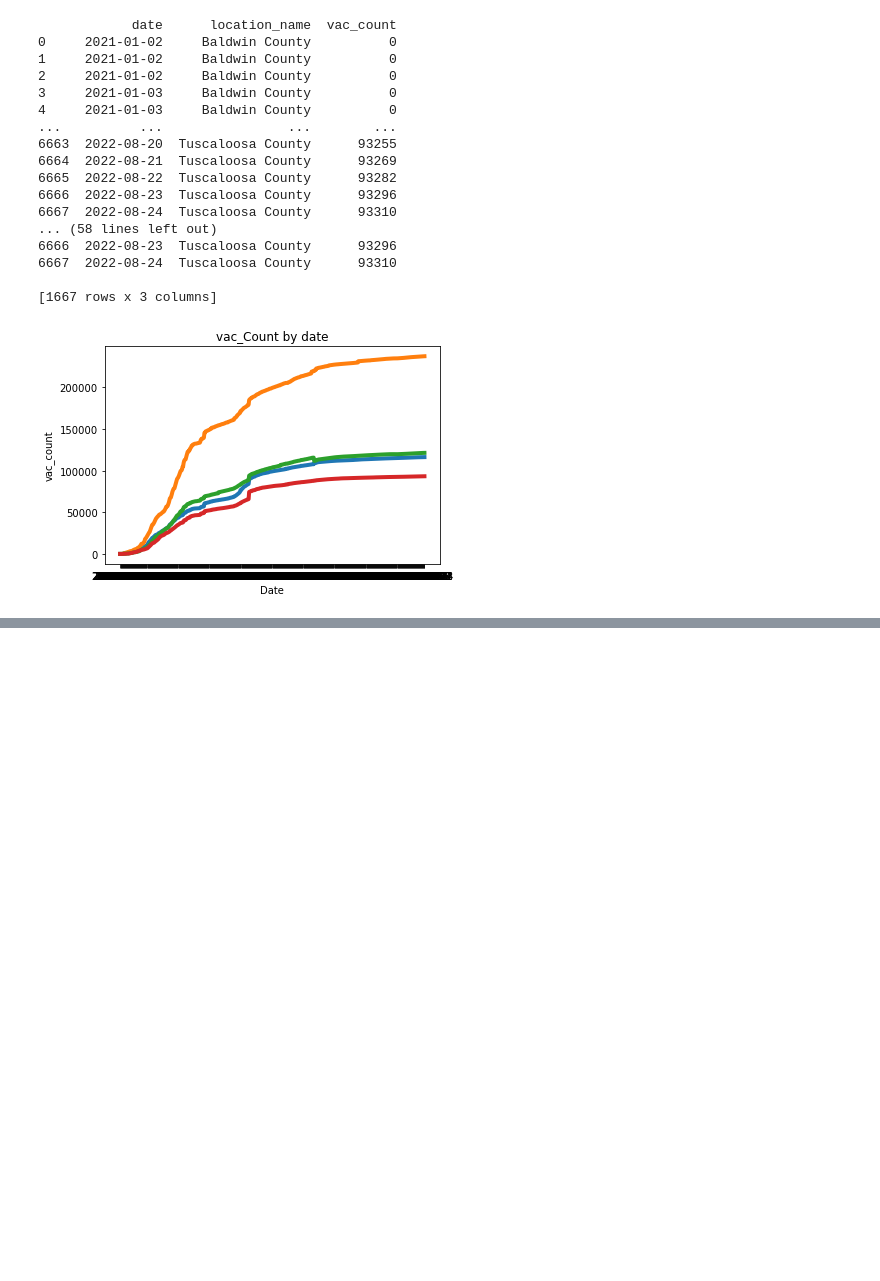
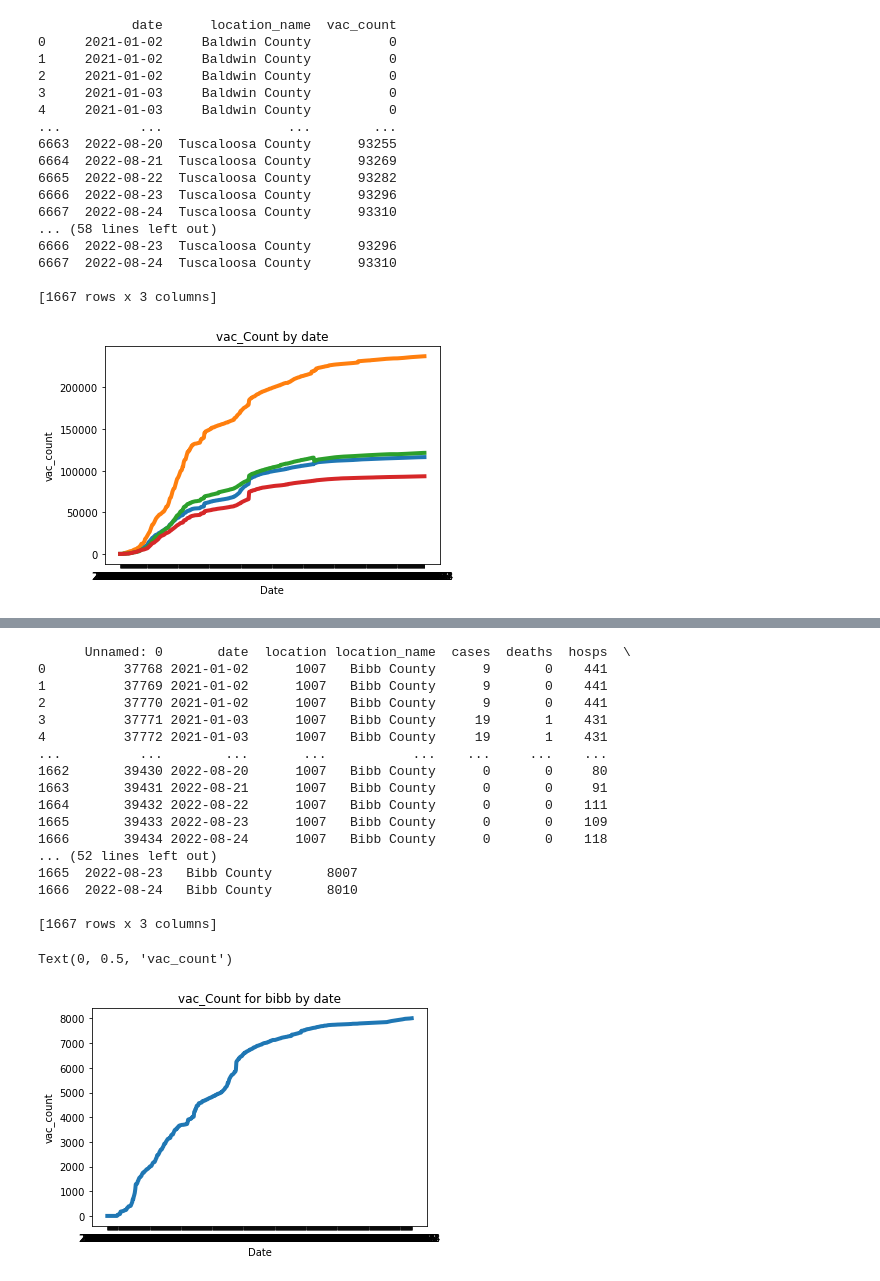
Before and after one commit to computationalUncertaintyLab/covid19-forecast-hub, a Jupyter notebook: data-processed/LUcompUncertLab-VAR_4streams/temp2.ipynb, the cells around one changed output, grey strips where cells are left out. Cells and saved outputs as stored; diff of their text form; code cells hidden in the pictures; blank space fills up the shorter version.

```diff
--- a/data-processed/LUcompUncertLab-VAR_4streams/temp2.ipynb
+++ b/data-processed/LUcompUncertLab-VAR_4streams/temp2.ipynb
@@ -332,0 +400,43 @@ for k, g in plot_al.groupby('location_name'):
+# %%
+#Bibb county
+if __name__ == "__main__":
+    pd.options.display.float_format = '{:.4f}'.format
+    temp1_bibb = pd.read_csv('_4streams_al_bibb.csv.gz')
+    temp1_bibb['date'] = pd.to_datetime(temp1_bibb['date'], errors = 'coerce')
+    print(temp1_bibb)
+    #temp1 = temp[(temp['date'] >= '2022-06-16') & (temp['date']<='2022-07-06')]
+    temp1_bibb['date'] = temp1_bibb['date'].dt.strftime('%Y-%m-%d')
+    for location in temp1_bibb['location_name'].unique():
+            for date in temp1_bibb['date'].unique():
+                if date >= '2022-06-16':
+                    temp1_bibb['vac_count'] = temp1_bibb['vac_count'].interpolate()
+                    temp1_bibb['vac_count'] = temp1_bibb['vac_count'].astype(int)
+
+print(temp1_bibb)
+plot_al = temp1_bibb[['date','location_name','vac_count']]
+print(plot_al)
+plt.plot(temp1_bibb.date, temp1_bibb.vac_count, label='Alabama',
+         linewidth=4)
+plt.title('vac_Count for bibb by date')
+plt.xlabel('Date')
+plt.ylabel('vac_count')
+# %% [output]
+      Unnamed: 0       date  location location_name  cases  deaths  hosps  \
+0          37768 2021-01-02      1007   Bibb County      9       0    441
+1          37769 2021-01-02      1007   Bibb County      9       0    441
+2          37770 2021-01-02      1007   Bibb County      9       0    441
+3          37771 2021-01-03      1007   Bibb County     19       1    431
+4          37772 2021-01-03      1007   Bibb County     19       1    431
+...          ...        ...       ...           ...    ...     ...    ...
+1662       39430 2022-08-20      1007   Bibb County      0       0     80
+1663       39431 2022-08-21      1007   Bibb County      0       0     91
+1664       39432 2022-08-22      1007   Bibb County      0       0    111
+1665       39433 2022-08-23      1007   Bibb County      0       0    109
+1666       39434 2022-08-24      1007   Bibb County      0       0    118
+... (52 lines left out)
+1665  2022-08-23   Bibb County       8007
+1666  2022-08-24   Bibb County       8010
+
+[1667 rows x 3 columns]
+Text(0, 0.5, 'vac_count')
+[figure, added]
```
Also changed, not shown: parts of 62 cells of this notebook.
